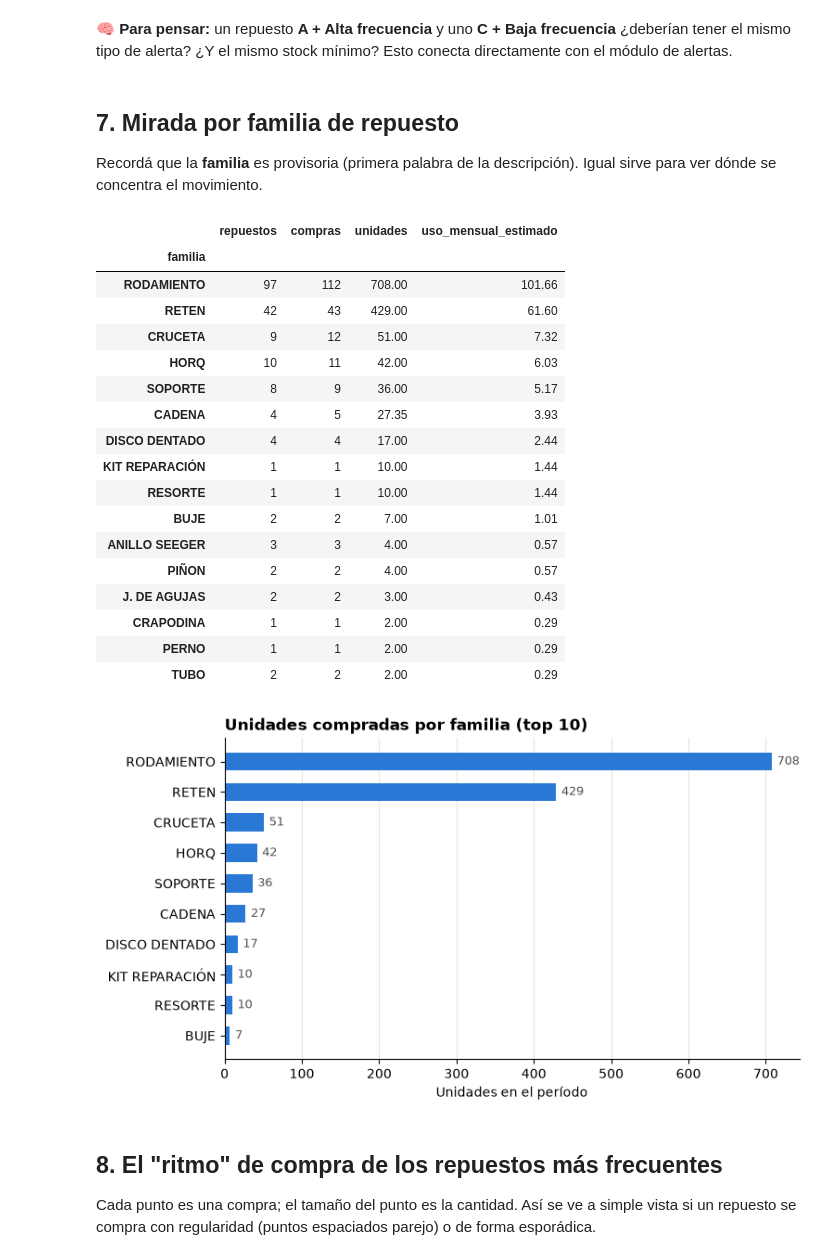
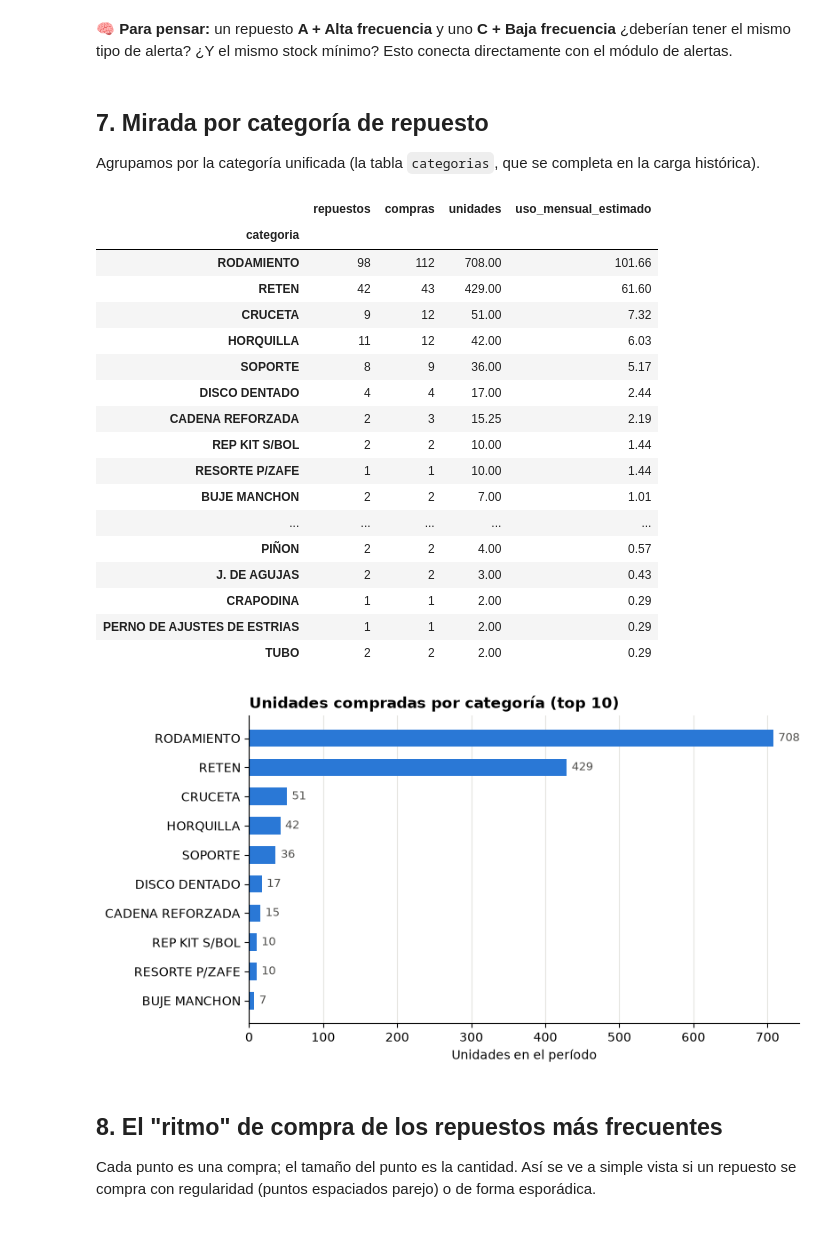
Before and after one commit to lgarciabode/Gestor_Stock_Durand_GarciaBode, a Jupyter notebook: templates/eda_repuestos.ipynb, the cells around one changed output. Cells and saved outputs as stored; diff of their text form; code cells hidden in the pictures; blank space fills up the shorter version.

Commit message:
Modelo de repuestos: codigo en repuestos (marca+codigo), categorias unificadas, unidad unidad/cm

```diff
--- a/templates/eda_repuestos.ipynb
+++ b/templates/eda_repuestos.ipynb
@@ -88,7 +88,7 @@ Conectado a: C:\Users\camil\OneDrive\Documentos\UNER\Ciencia de Datos\POO\Gestor
 `pd.read_sql(consulta, conexion)` ejecuta una consulta SQL y devuelve el resultado como DataFrame. Traemos las tablas completas porque son chicas (cientos de filas).
 # %%
 tablas = ["repuestos", "movimientos_stock", "marcas", "proveedores",
-          "categorias", "repuesto_codigo_proveedor"]
+          "categorias"]
 
 datos = {nombre: pd.read_sql(f"SELECT * FROM {nombre}", conexion) for nombre in tablas}
 
@@ -252,41 +248,22 @@ Vamos a:
 marcas = datos["marcas"].rename(columns={"id": "marca_id", "nombre": "marca"})
 proveedores = datos["proveedores"].rename(columns={"id": "proveedor_id", "nombre": "proveedor"})
 
-# Un repuesto puede tener más de un código de proveedor: nos quedamos con el primero para la etiqueta
-codigos = (datos["repuesto_codigo_proveedor"]
-           .sort_values("id")
-           .drop_duplicates("repuesto_id")[["repuesto_id", "codigo_proveedor"]])
+categorias = datos["categorias"].rename(columns={"id": "categoria_id", "nombre": "categoria"})
 
 catalogo = (repuestos
             .rename(columns={"id": "repuesto_id"})
             .merge(marcas, on="marca_id", how="left")
-            .merge(codigos, on="repuesto_id", how="left"))
+            .merge(categorias[["categoria_id", "categoria"]], on="categoria_id", how="left"))
 
-# Familia provisoria: primera palabra de la descripción, con algunas correcciones a mano
-correcciones = {"HOR": "HORQ", "J.": "J. DE AGUJAS", "DISCO": "DISCO DENTADO",
-                "ANILLO": "ANILLO SEEGER", "UNION": "CADENA", "REP": "KIT REPARACIÓN"}
-catalogo["familia"] = (catalogo["descripcion_normalizada"].str.split().str[0]
-                       .replace(correcciones))
-
-
-def armar_etiqueta(fila):
-    # Si la descripción ya es específica (horquillas, tubos), no hace falta agregar el código
-    desc = fila["descripcion_normalizada"]
-    if desc.split()[0] in {"RODAMIENTO", "RETEN", "CRUCETA", "SOPORTE", "CADENA",
-                           "PIÑON", "DISCO", "ANILLO", "J.", "UNION", "CRAPODINA", "RESORTE"}:
-        return f"{desc} · {fila['codigo_proveedor']} · {fila['marca']}"
-    return desc
-
-
-catalogo["etiqueta"] = catalogo.apply(armar_etiqueta, axis=1)
+catalogo["etiqueta"] = catalogo["categoria"] + " · " + catalogo["codigo"] + " · " + catalogo["marca"]
 
 movs = (movimientos
-        .merge(catalogo[["repuesto_id", "etiqueta", "familia", "marca", "stock_actual"]],
+        .merge(catalogo[["repuesto_id", "etiqueta", "categoria", "marca", "stock_actual"]],
                on="repuesto_id", how="left")
         .merge(proveedores[["proveedor_id", "proveedor"]], on="proveedor_id", how="left"))
 
 movs["fecha"] = pd.to_datetime(movs["fecha"])
 movs["mes"] = movs["fecha"].dt.to_period("M")
 
-movs[["fecha", "etiqueta", "familia", "cantidad", "proveedor"]].head(8)
+movs[["fecha", "etiqueta", "categoria", "cantidad", "proveedor"]].head(8)
 # %% [output]
@@ -394,7 +371,7 @@ Ahora pasamos de "una fila por compra" a "**una fila por repuesto**". Para cada
 | `uso_mensual_estimado` | `unidades / meses observados` → **la aproximación del consumo** |
 | `meses_que_duran_5` | `5 / uso_mensual_estimado` → **tu pregunta**: ¿cuánto me duran 5 unidades? |
 # %%
-por_rep = (movs.groupby(["repuesto_id", "etiqueta", "familia"])
+por_rep = (movs.groupby(["repuesto_id", "etiqueta", "categoria"])
            .agg(n_compras=("fecha", "nunique"),
                 unidades=("cantidad", "sum"),
                 primera=("fecha", "min"),
@@ -618,48 +595,48 @@ pd.crosstab(por_rep["clase_abc"], por_rep["frecuencia"], margins=True, margins_n
 # %% [markdown]
 🧠 **Para pensar:** un repuesto **A + Alta frecuencia** y uno **C + Baja frecuencia** ¿deberían tener el mismo tipo de alerta? ¿Y el mismo stock mínimo? Esto conecta directamente con el módulo de alertas.
-# %% [markdown]
-## 7. Mirada por familia de repuesto
-
-Recordá que la **familia** es provisoria (primera palabra de la descripción). Igual sirve para ver dónde se concentra el movimiento.
+# %% [markdown]
+## 7. Mirada por categoría de repuesto
+
+Agrupamos por la categoría unificada (la tabla `categorias`, que se completa en la carga histórica).
 # %%
-por_familia = (por_rep.groupby("familia")
+por_categoria = (por_rep.groupby("categoria")
                .agg(repuestos=("repuesto_id", "count"),
                     compras=("n_compras", "sum"),
                     unidades=("unidades", "sum"))
                .sort_values("unidades", ascending=False))
-por_familia["uso_mensual_estimado"] = por_familia["unidades"] / MESES_OBSERVADOS
-por_familia
+por_categoria["uso_mensual_estimado"] = por_categoria["unidades"] / MESES_OBSERVADOS
+por_categoria
 # %% [output]
 |  | repuestos | compras | unidades | uso_mensual_estimado |
-| familia |  |  |  |  |
-| RODAMIENTO | 97 | 112 | 708.00 | 101.66 |
+| categoria |  |  |  |  |
+| RODAMIENTO | 98 | 112 | 708.00 | 101.66 |
 | RETEN | 42 | 43 | 429.00 | 61.60 |
 | CRUCETA | 9 | 12 | 51.00 | 7.32 |
-| HORQ | 10 | 11 | 42.00 | 6.03 |
+| HORQUILLA | 11 | 12 | 42.00 | 6.03 |
 | SOPORTE | 8 | 9 | 36.00 | 5.17 |
-| CADENA | 4 | 5 | 27.35 | 3.93 |
 | DISCO DENTADO | 4 | 4 | 17.00 | 2.44 |
-| KIT REPARACIÓN | 1 | 1 | 10.00 | 1.44 |
-| RESORTE | 1 | 1 | 10.00 | 1.44 |
-| BUJE | 2 | 2 | 7.00 | 1.01 |
-| ANILLO SEEGER | 3 | 3 | 4.00 | 0.57 |
+| CADENA REFORZADA | 2 | 3 | 15.25 | 2.19 |
+| REP KIT S/BOL | 2 | 2 | 10.00 | 1.44 |
+| RESORTE P/ZAFE | 1 | 1 | 10.00 | 1.44 |
+| BUJE MANCHON | 2 | 2 | 7.00 | 1.01 |
+| ... | ... | ... | ... | ... |
 | PIÑON | 2 | 2 | 4.00 | 0.57 |
 | J. DE AGUJAS | 2 | 2 | 3.00 | 0.43 |
 | CRAPODINA | 1 | 1 | 2.00 | 0.29 |
-| PERNO | 1 | 1 | 2.00 | 0.29 |
+| PERNO DE AJUSTES DE ESTRIAS | 1 | 1 | 2.00 | 0.29 |
 | TUBO | 2 | 2 | 2.00 | 0.29 |
 # %%
-top_familias = por_familia.head(10).iloc[::-1]
+top_categorias = por_categoria.head(10).iloc[::-1]
 
 fig, ax = plt.subplots(figsize=(8, 4.5))
-barras = ax.barh(top_familias.index, top_familias["unidades"], color=AZUL, height=0.6)
+barras = ax.barh(top_categorias.index, top_categorias["unidades"], color=AZUL, height=0.6)
 ax.bar_label(barras, fmt="%.0f", padding=4, fontsize=9, color="#52514e")
-ax.set_title("Unidades compradas por familia (top 10)")
+ax.set_title("Unidades compradas por categoría (top 10)")
 ax.set_xlabel("Unidades en el período")
 ax.grid(axis="y", visible=False)
 plt.show()
 # %% [output]
-[figure, old version]
+[figure, new version]
 # %% [markdown]
 ## 8. El "ritmo" de compra de los repuestos más frecuentes
 
```
Also changed, not shown: parts of 21 cells of this notebook, 8 other files.
